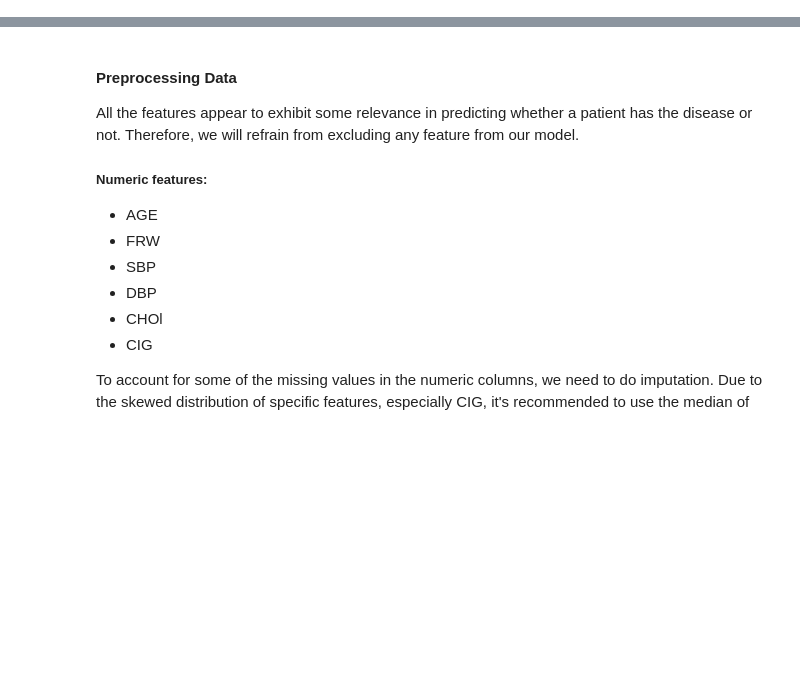
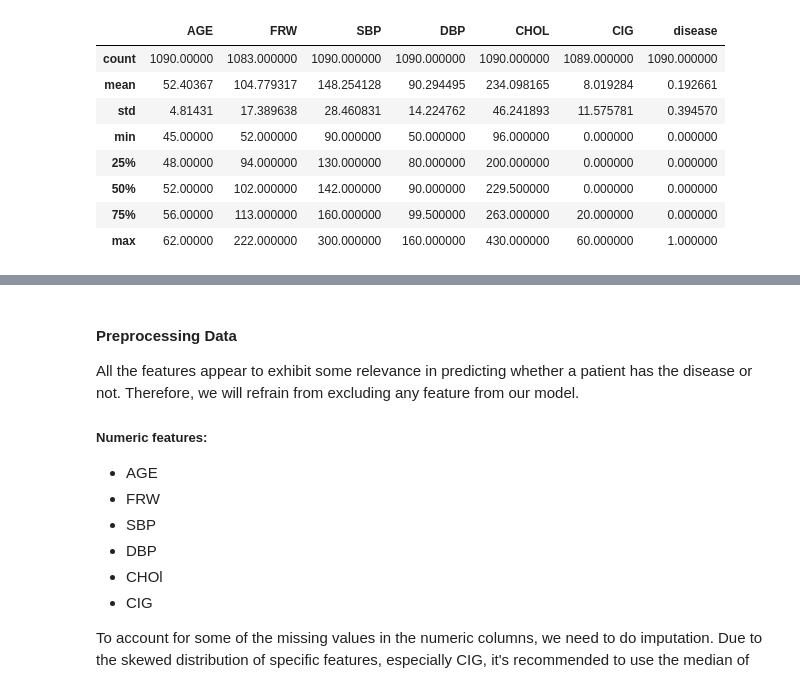
Before and after one commit to UBC-MDS/CardioPredict, a Jupyter notebook: heart_analyis_model.ipynb, the cells around one changed output, grey strips where cells are left out. Cells and saved outputs as stored; diff of their text form; code cells hidden in the pictures; blank space fills up the shorter version.

```diff
--- a/heart_analyis_model.ipynb
+++ b/heart_analyis_model.ipynb
@@ -32,0 +82,12 @@ import matplotlib.pyplot as plt
+# %%
+train_df.describe()
+# %% [output]
+|  | AGE | FRW | SBP | DBP | CHOL | CIG | disease |
+| count | 1090.00000 | 1083.000000 | 1090.000000 | 1090.000000 | 1090.000000 | 1089.000000 | 1090.000000 |
+| mean | 52.40367 | 104.779317 | 148.254128 | 90.294495 | 234.098165 | 8.019284 | 0.192661 |
+| std | 4.81431 | 17.389638 | 28.460831 | 14.224762 | 46.241893 | 11.575781 | 0.394570 |
+| min | 45.00000 | 52.000000 | 90.000000 | 50.000000 | 96.000000 | 0.000000 | 0.000000 |
+| 25% | 48.00000 | 94.000000 | 130.000000 | 80.000000 | 200.000000 | 0.000000 | 0.000000 |
+| 50% | 52.00000 | 102.000000 | 142.000000 | 90.000000 | 229.500000 | 0.000000 | 0.000000 |
+| 75% | 56.00000 | 113.000000 | 160.000000 | 99.500000 | 263.000000 | 20.000000 | 0.000000 |
+| max | 62.00000 | 222.000000 | 300.000000 | 160.000000 | 430.000000 | 60.000000 | 1.000000 |
```
Also changed, not shown: parts of 39 cells of this notebook, 2 other files.
